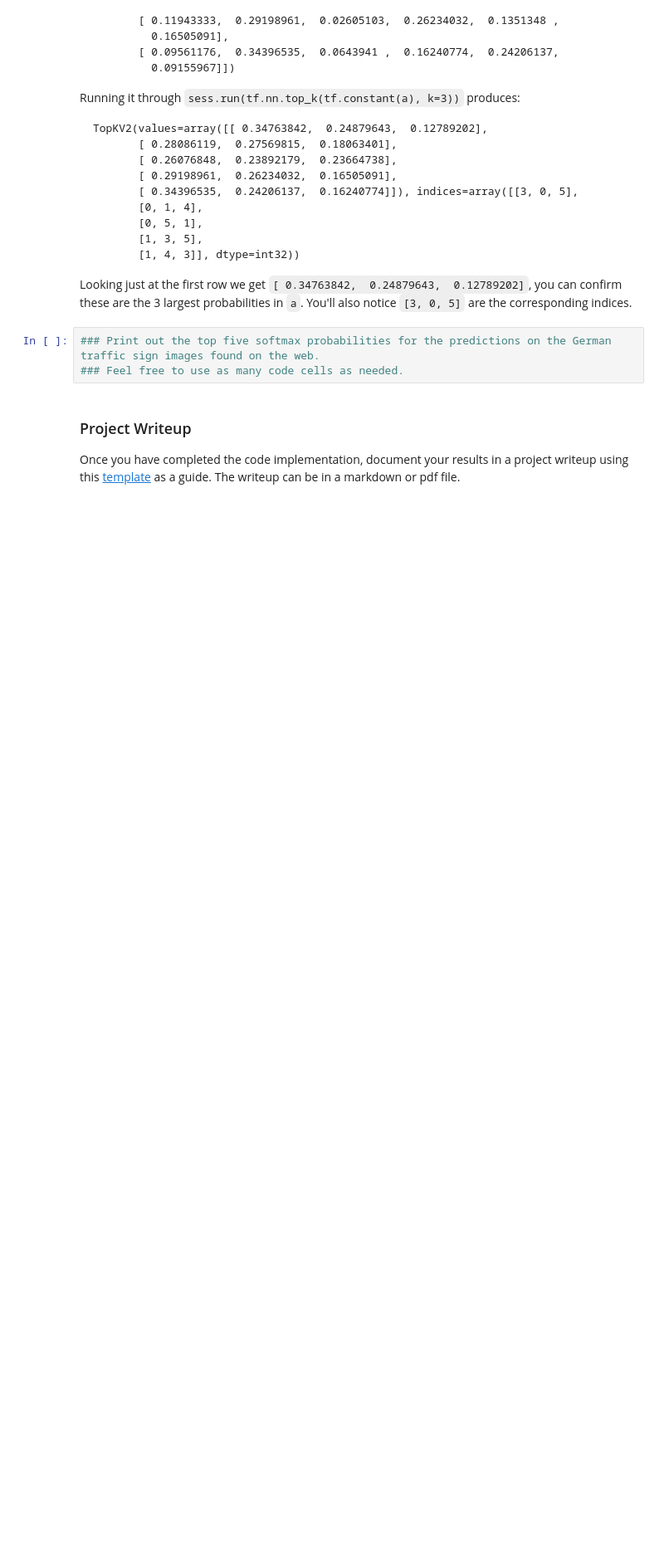
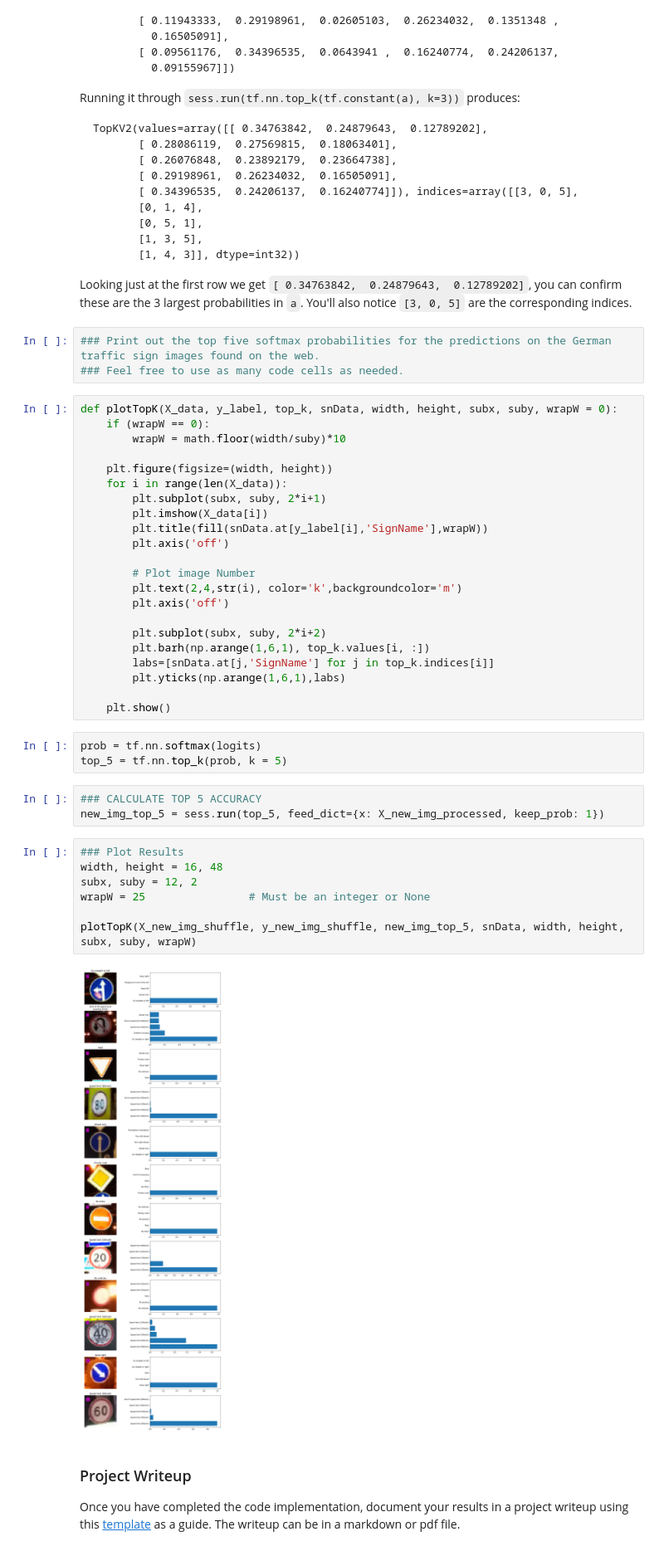
Before and after one commit to ChristianSAW/Traffic-Sign-Classifier, a Jupyter notebook: Traffic_Sign_Classifier.ipynb, the cells around one changed output. Shown at 83% size. Saved outputs shown, nothing was run; the diff lists cells and outputs as text; blank space fills up the shorter version.

Commit message:
Updated new_image analysis

```diff
--- a/Traffic_Sign_Classifier.ipynb
+++ b/Traffic_Sign_Classifier.ipynb
@@ -1710,6 +1722,43 @@ Looking just at the first row we get `[ 0.34763842,  0.24879643,  0.12789202]`,
 # %%
 ### Print out the top five softmax probabilities for the predictions on the German traffic sign images found on the web.
 ### Feel free to use as many code cells as needed.
+# %%
+def plotTopK(X_data, y_label, top_k, snData, width, height, subx, suby, wrapW = 0):
+    if (wrapW == 0):
+        wrapW = math.floor(width/suby)*10
+
+    plt.figure(figsize=(width, height))
+    for i in range(len(X_data)):
+        plt.subplot(subx, suby, 2*i+1)
+        plt.imshow(X_data[i])
+        plt.title(fill(snData.at[y_label[i],'SignName'],wrapW))
+        plt.axis('off')
+
+        # Plot image Number
+        plt.text(2,4,str(i), color='k',backgroundcolor='m')
+        plt.axis('off')
+
+        plt.subplot(subx, suby, 2*i+2)
+        plt.barh(np.arange(1,6,1), top_k.values[i, :])
+        labs=[snData.at[j,'SignName'] for j in top_k.indices[i]]
+        plt.yticks(np.arange(1,6,1),labs)
+
+    plt.show()
+# %%
+prob = tf.nn.softmax(logits)
+top_5 = tf.nn.top_k(prob, k = 5)
+# %%
+### CALCULATE TOP 5 ACCURACY
+new_img_top_5 = sess.run(top_5, feed_dict={x: X_new_img_processed, keep_prob: 1})
+# %%
+### Plot Results
+width, height = 16, 48
+subx, suby = 12, 2
+wrapW = 25                # Must be an integer or None
+
+plotTopK(X_new_img_shuffle, y_new_img_shuffle, new_img_top_5, snData, width, height, subx, suby, wrapW)
+# %% [output]
+[figure, added]
 # %% [markdown]
 ### Project Writeup
 
```
Also changed, not shown: parts of 1 cell of this notebook.
